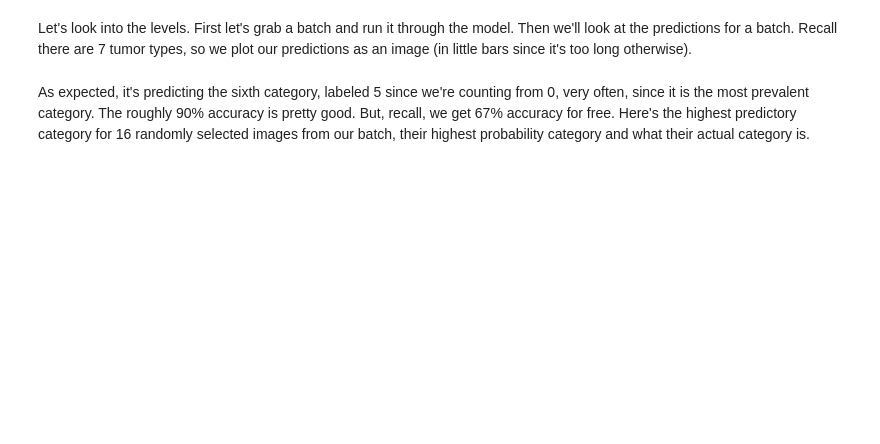
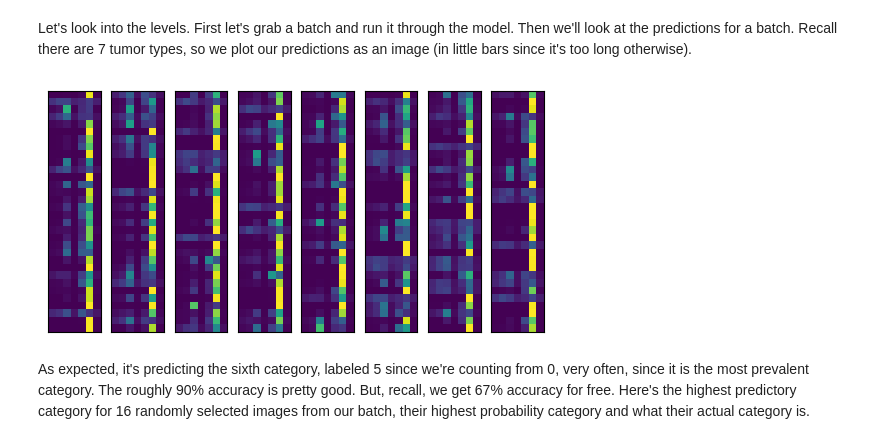
Before and after one commit to smart-stats/ds4bio_book, a Jupyter notebook: book/convnet_example.ipynb, the cells around one changed output. Saved outputs shown, nothing was run; the diff lists cells and outputs as text; code cells hidden in the pictures; blank space fills up the shorter version.

```diff
--- a/book/convnet_example.ipynb
+++ b/book/convnet_example.ipynb
@@ -208,18 +259,20 @@ test('test')
 # %% [markdown]
 Let's look into the levels. First let's grab a batch and    run it through the model. Then we'll look at the predictions for a batch. Recall there are 7 tumor types, so we plot our predictions as an image (in little bars since it's too long otherwise).
 # %%
-inputs,  targets = iter(test_loader).next()
+inputs,  targets = next(iter(test_loader))
 
 outputs = model(inputs)
 outputs = outputs.softmax(dim=-1)
 
 I, J = outputs.shape
 
 for i in range(8):
     plt.subplot(1,8,i+1)
     plt.xticks([])
     plt.yticks([])
     plt.imshow(outputs.detach().numpy()[int(i * I / 8 ) : int((i + 1) * I / 8), :]);
+# %% [output]
+[figure, added]
 # %% [markdown]
 As expected, it's predicting the sixth category, labeled 5 since we're counting from 0, very often, since it is the most prevalent category. The roughly 90% accuracy is pretty good. But, recall, we get 67% accuracy for free. Here's the highest predictory category for 16 randomly selected images from our batch, their highest probability category and what their actual category is.
 # %%
```
Also changed, not shown: parts of 11 cells of this notebook.
